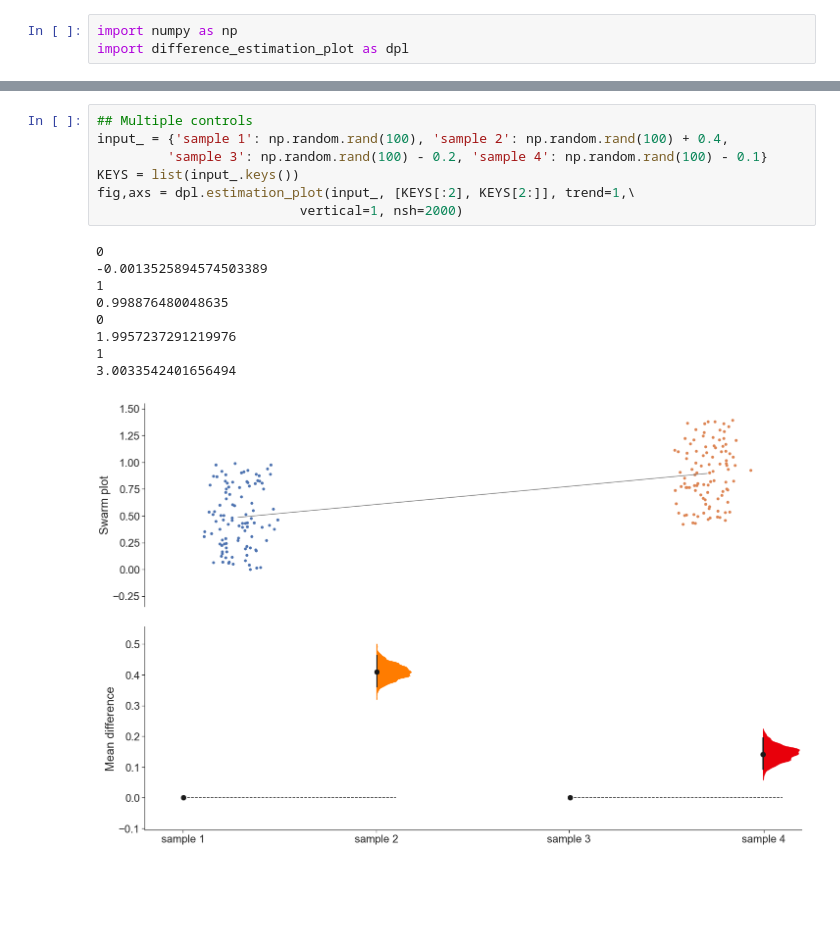
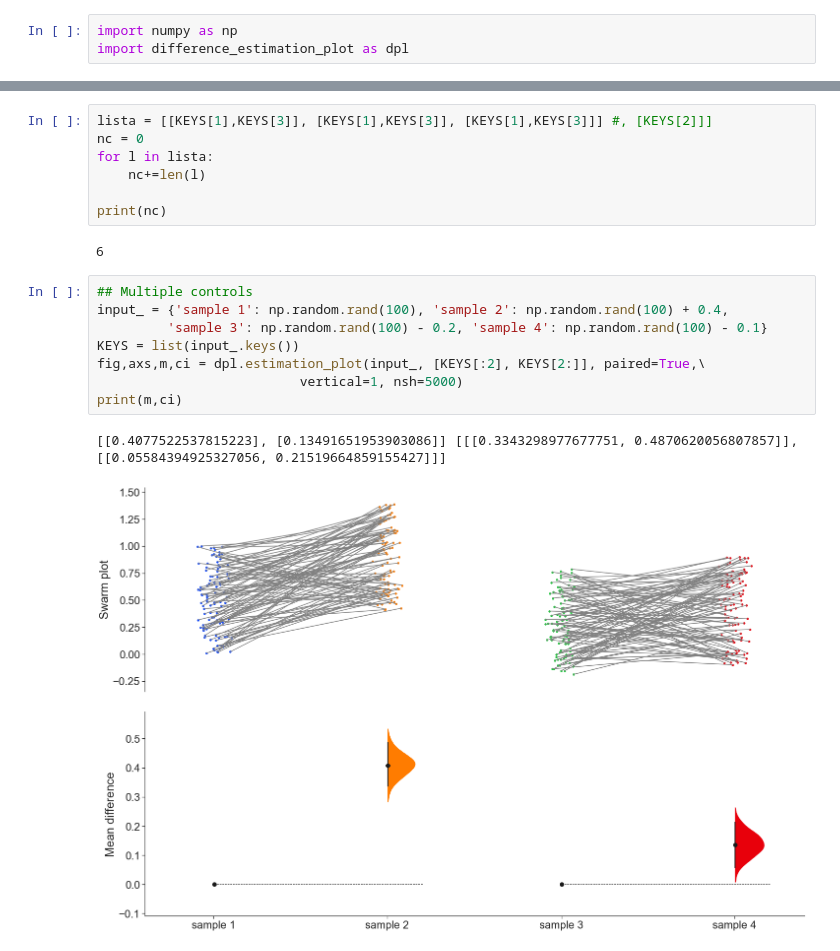
Before and after one commit to drsax93/difference_estimation_plot, a Jupyter notebook: difference_estimation_plot_examples.ipynb, the cells around one changed output, grey strips where cells are left out. Drawn from its saved outputs; the diff is of its cells as text; blank space fills up the shorter version.

```diff
--- a/difference_estimation_plot_examples.ipynb
+++ b/difference_estimation_plot_examples.ipynb
@@ -38,17 +33,20 @@ fig,axs = dpl.estimation_plot(input_, [KEYS], trend=1, operation=np.median)
+# %%
+lista = [[KEYS[1],KEYS[3]], [KEYS[1],KEYS[3]], [KEYS[1],KEYS[3]]] #, [KEYS[2]]]
+nc = 0
+for l in lista:
+    nc+=len(l)
+
+print(nc)
+# %% [output]
+6
 # %%
 ## Multiple controls
 input_ = {'sample 1': np.random.rand(100), 'sample 2': np.random.rand(100) + 0.4,
          'sample 3': np.random.rand(100) - 0.2, 'sample 4': np.random.rand(100) - 0.1}
 KEYS = list(input_.keys())
-fig,axs = dpl.estimation_plot(input_, [KEYS[:2], KEYS[2:]], trend=1,\
-                          vertical=1, nsh=2000)
+fig,axs,m,ci = dpl.estimation_plot(input_, [KEYS[:2], KEYS[2:]], paired=True,\
+                          vertical=1, nsh=5000)
+print(m,ci)
 # %% [output]
-0
--0.0013525894574503389
-1
-0.998876480048635
-0
-1.9957237291219976
-1
-3.0033542401656494
+[[0.4077522537815223], [0.13491651953903086]] [[[0.3343298977677751, 0.4870620056807857]], [[0.05584394925327056, 0.21519664859155427]]]
-[figure, old version]
+[figure, new version]
```
Also changed, not shown: parts of 5 cells of this notebook, 1 other file.
